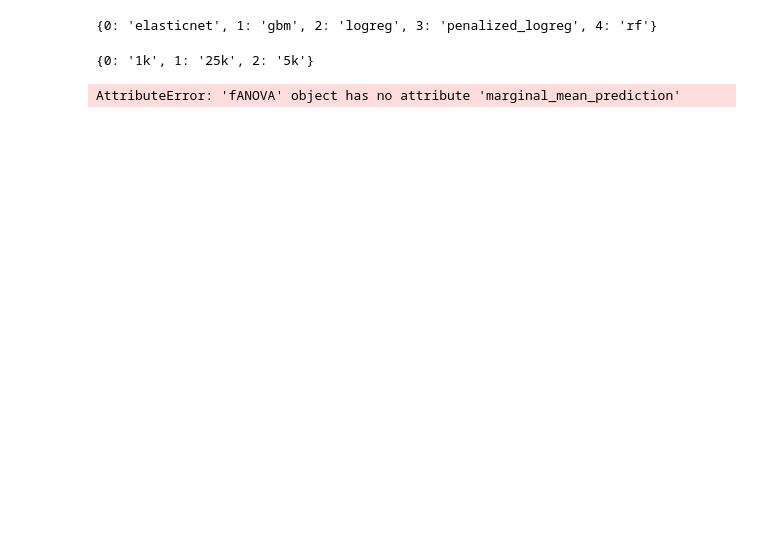
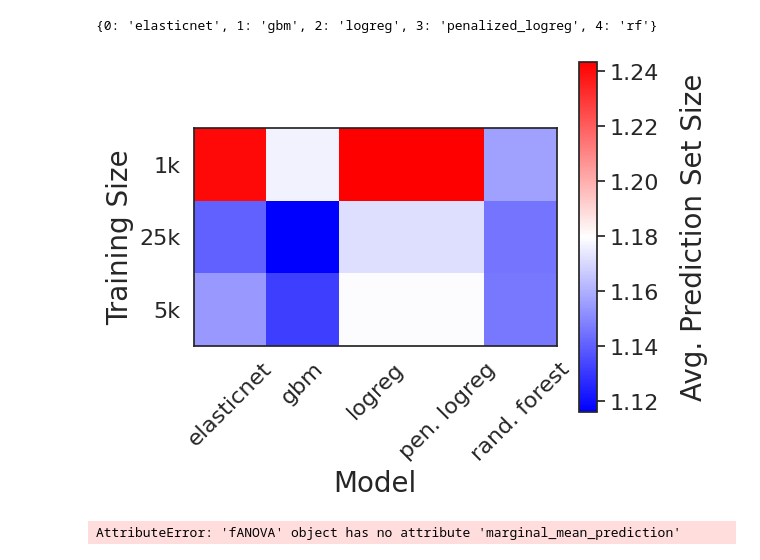
Before and after one commit to jsbroden/CMA_Fairness_v2, a Jupyter notebook: analysis_var_imp_overall.ipynb, the cells around one changed output. Drawn from its saved outputs; the diff is of its cells as text; code cells hidden in the pictures; blank space fills up the shorter version.

```diff
--- a/analysis_var_imp_overall.ipynb
+++ b/analysis_var_imp_overall.ipynb
@@ -465,22 +472,42 @@ label_map = dict(sorted(label_map.items()))
 print(label_map)
 # %% [output]
 {0: 'elasticnet', 1: 'gbm', 2: 'logreg', 3: 'penalized_logreg', 4: 'rf'}
-# %%
-# Recover mapping
-col = "universe_training_size"
-original_labels = df_agg[col].unique()
-
-# Get corresponding numeric codes
-from sklearn.preprocessing import LabelEncoder
-le = LabelEncoder()
-codes = le.fit_transform(df_agg[col].values)
-label_map = dict(zip(le.transform(original_labels), original_labels))
-
-# Sort by code
-label_map = dict(sorted(label_map.items()))
-print(label_map)
-# %% [output]
-{0: '1k', 1: '25k', 2: '5k'}
+# %%
+# Heatmap avg. prediction set size
+
+vis.plot_pairwise_marginal(['universe_model', 'universe_training_size'])
+
+plt.xticks(
+    ticks=[0,1,2,3,4],
+    labels=['elasticnet', 'gbm', 'logreg', 'pen. logreg', 'rand. forest'],
+    rotation=45,
+    fontsize=16)
+
+plt.yticks(
+    ticks=[0,1,2],
+    labels=['1k', '25k', '5k'],
+    fontsize=16)
+
+cbar = plt.gcf().axes[-1]
+cbar.set_ylabel("Avg. Prediction Set Size", rotation=90, labelpad=15, fontsize=20)
+cbar.tick_params(labelsize=16)
+
+plt.xlabel("Model", fontsize=20)
+plt.ylabel("Training Size", fontsize=20)
+
+ax = plt.gca()
+im = ax.get_images()[0]
+im.set_cmap("bwr")
+
+plt.title("")
+plt.tight_layout()
+
+output_path = CP_DIR / f"heatmap_{main_cp_metric}.png"  # or .jpg, .pdf, .svg
+plt.savefig(output_path, dpi=300, bbox_inches='tight')
+
+plt.show()
+# %% [output]
+[figure, added]
 # %%
 m_fanova.fanova.marginal_mean_prediction({"universe_model": 0, "universe_training_size": 1})
 # %% [output]
```
Also changed, not shown: parts of 7 cells of this notebook, 4 other files.
